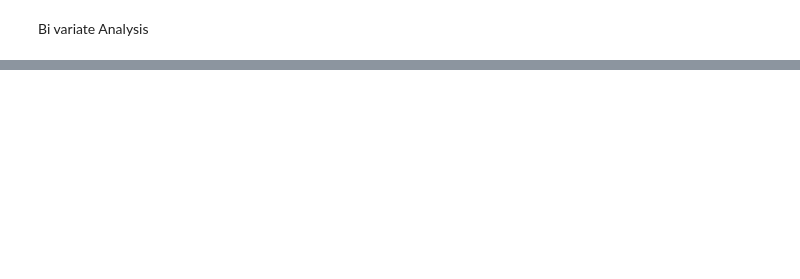
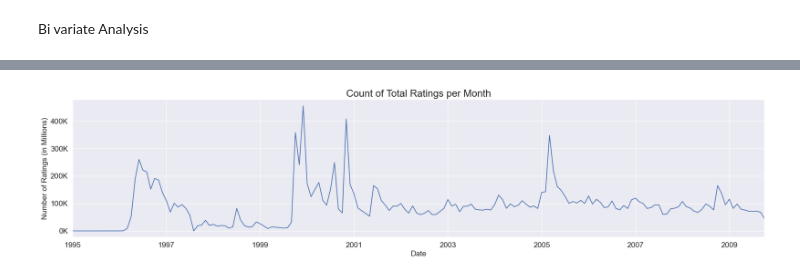
Before and after one commit to itzuditsharma/Sentiment-Analysis-Alexa, a Jupyter notebook: Movie Recommendation/main.ipynb, the cells around one changed output, grey strips where cells are left out. Saved outputs shown, nothing was run; the diff lists cells and outputs as text; code cells hidden in the pictures; blank space fills up the shorter version.

```diff
--- a/Movie Recommendation/main.ipynb
+++ b/Movie Recommendation/main.ipynb
@@ -360,0 +416,5 @@ Bi variate Analysis
+# %%
+# Changing labels in 100's (K's)
+
+def ChangingLabelsinK(number):
+    return str(int((number/10**3))) + "K"
@@ -360,0 +426,13 @@ Bi variate Analysis
+# %%
+sns.set(style="darkgrid")
+fig, axes = plt.subplots(1, 1, figsize=(25, 5), sharey=True)
+axes = Train_Data.resample("m", on = "date")["rating"].count().plot()
+
+axes.set_yticklabels([ChangingLabelsinK(num) for num in axes.get_yticks()])
+axes.set_title("Count of Total Ratings per Month", fontsize = 20)
+axes.set_xlabel("Date", fontsize = 15)
+axes.set_ylabel("Number of Ratings (in Millions)", fontsize = 15)
+plt.tick_params(labelsize = 15)
+plt.show()
+# %% [output]
+[figure, added]
```
Also changed, not shown: parts of 37 cells of this notebook, 1 other file.
